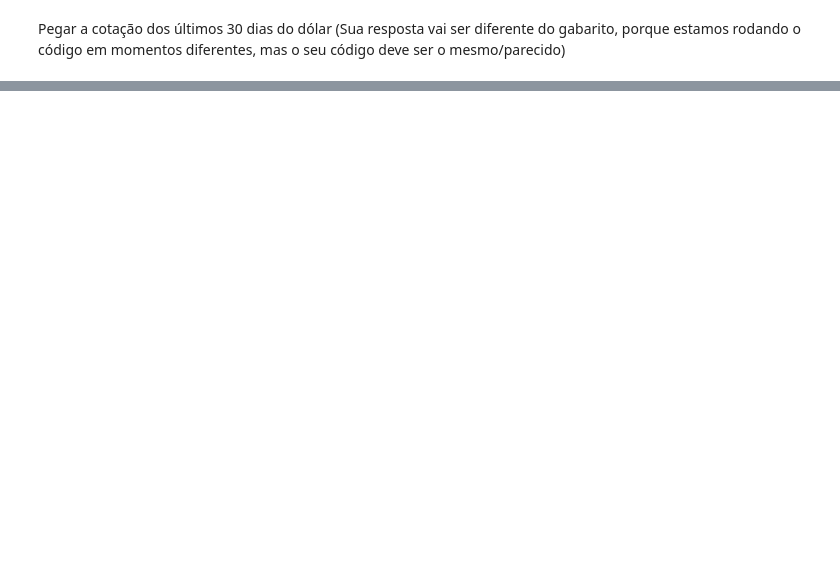
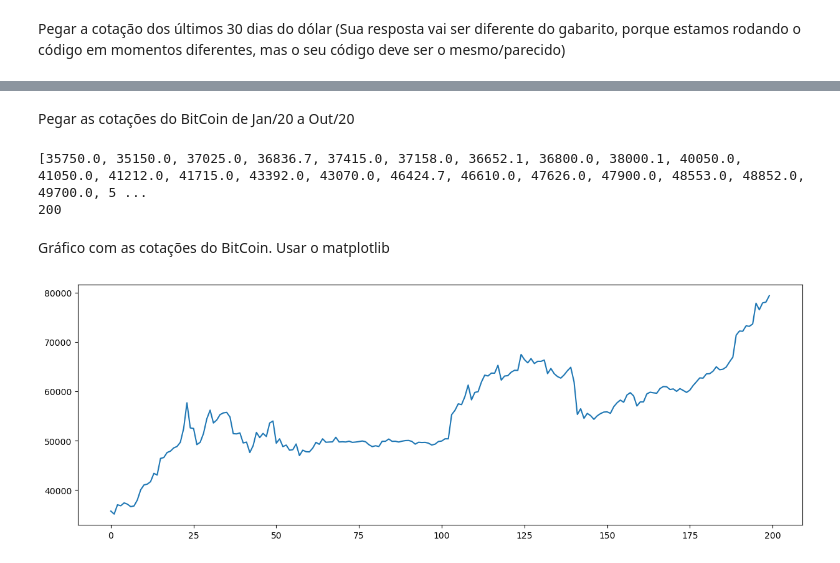
Before and after one commit to abreuandre/Python_Integracao_API, a Jupyter notebook: Python e Integracao com API.ipynb, the cells around one changed output, grey strips where cells are left out. Cells and saved outputs as stored; diff of their text form; code cells hidden in the pictures; blank space fills up the shorter version.

Commit message:
Atualização dos códigos dos exercícios usando a API de Cotação de moedas

```diff
--- a/Python e Integracao com API.ipynb
+++ b/Python e Integracao com API.ipynb
@@ -44,0 +45,22 @@ print(lista_cotacoes_dolar)
+# %% [markdown]
+Pegar as cotações do BitCoin de Jan/20 a Out/20
+# %%
+cotacoes_bitcoin = requests.get('https://economia.awesomeapi.com.br/json/daily/BTC-BRL/200?start_date=20200101&end_date=20201031')
+cotacoes_bitcoin_dicionario = cotacoes_bitcoin.json()
+lista_cotacoes_bitcoin = [float(item['bid']) for item in cotacoes_bitcoin_dicionario]
+lista_cotacoes_bitcoin.reverse() #Foi necessário usar o reverse para inverter a exibição dos valores dos bitcoins pois ele por padrão traz a partir o último registro de bitcoin e no caso usando o reverse a gente traz a partir do primeiro registro.
+print(lista_cotacoes_bitcoin)
+print(len(lista_cotacoes_bitcoin))
+# %% [output]
+[35750.0, 35150.0, 37025.0, 36836.7, 37415.0, 37158.0, 36652.1, 36800.0, 38000.1, 40050.0, 41050.0, 41212.0, 41715.0, 43392.0, 43070.0, 46424.7, 46610.0, 47626.0, 47900.0, 48553.0, 48852.0, 49700.0, 5 ...
+200
+# %% [markdown]
+Gráfico com as cotações do BitCoin. Usar o matplotlib
+# %%
+import matplotlib.pyplot as plt
+
+plt.figure(figsize=(15, 5))
+plt.plot(lista_cotacoes_bitcoin)
+plt.show()
+# %% [output]
+[figure, added]
```
Also changed, not shown: parts of 3 cells of this notebook.
